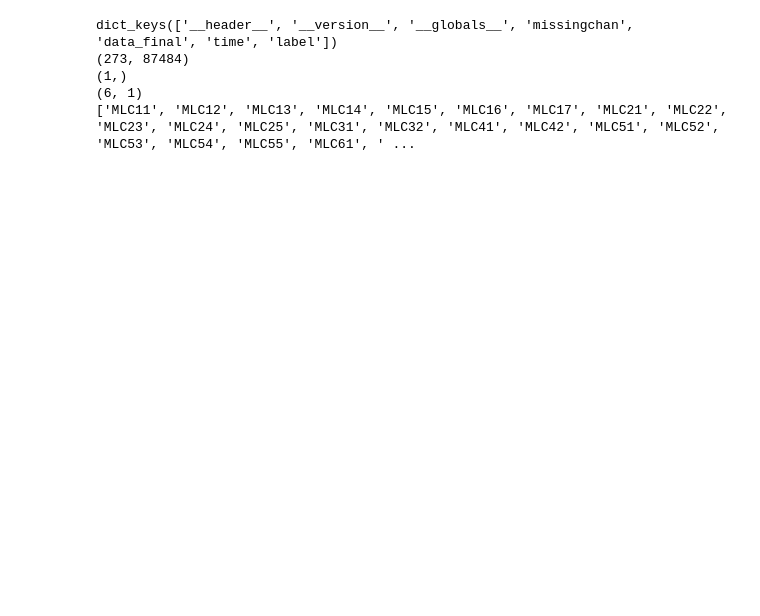
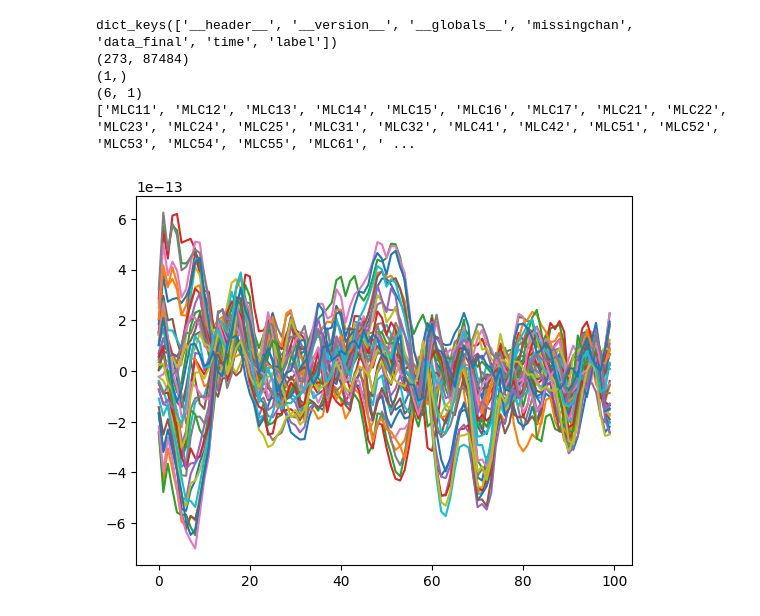
Before and after one commit to TizianoCausin01/project1917-26, a Jupyter notebook: python_scripts/scripts/load_meg_signal_dev.ipynb, the cells around one changed output. Saved outputs shown, nothing was run; the diff lists cells and outputs as text; code cells hidden in the pictures; blank space fills up the shorter version.

```diff
--- a/python_scripts/scripts/load_meg_signal_dev.ipynb
+++ b/python_scripts/scripts/load_meg_signal_dev.ipynb
@@ -45,3 +45,7 @@ dict_keys(['__header__', '__version__', '__globals__', 'missingchan', 'data_fina
 ['MLC11', 'MLC12', 'MLC13', 'MLC14', 'MLC15', 'MLC16', 'MLC17', 'MLC21', 'MLC22', 'MLC23', 'MLC24', 'MLC25', 'MLC31', 'MLC32', 'MLC41', 'MLC42', 'MLC51', 'MLC52', 'MLC53', 'MLC54', 'MLC55', 'MLC61', ' ...
 # %%
 d, lab = load_meg_data(paths, 3, 1, "occ", 100)
+# %%
+plt.plot(d.get_array()[:, :100].T);
+# %% [output]
+[figure, added]
```
Also changed, not shown: 4 other files.
